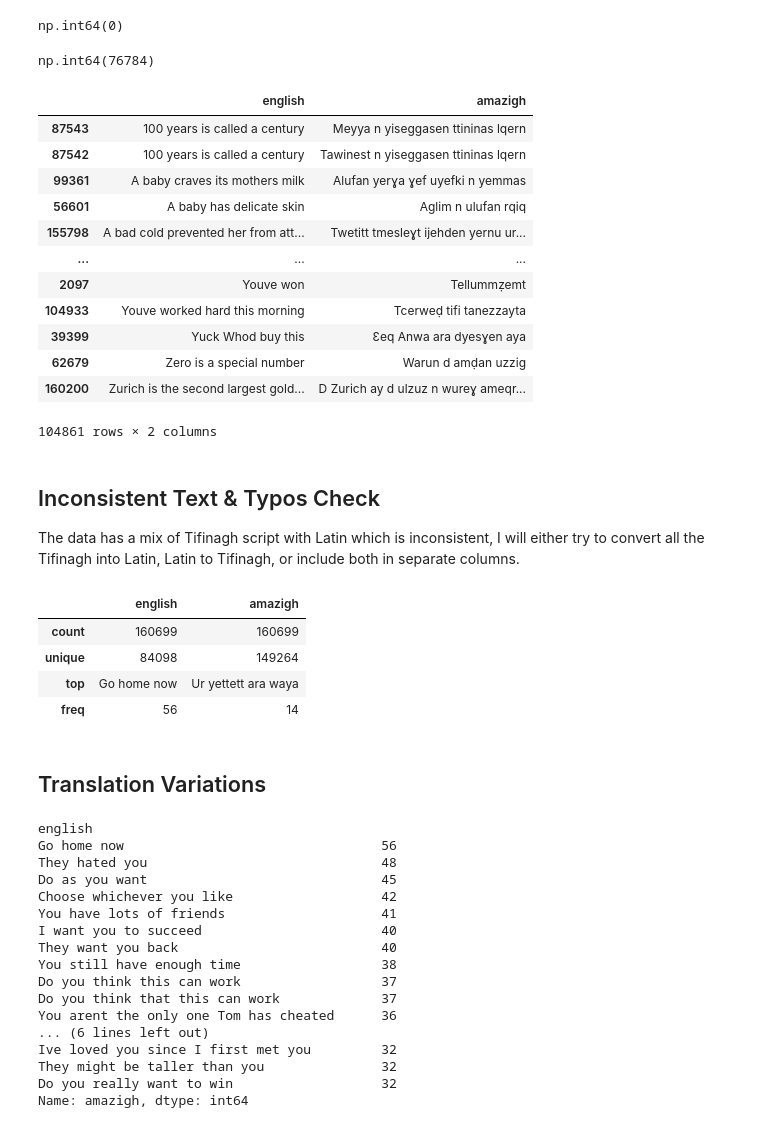
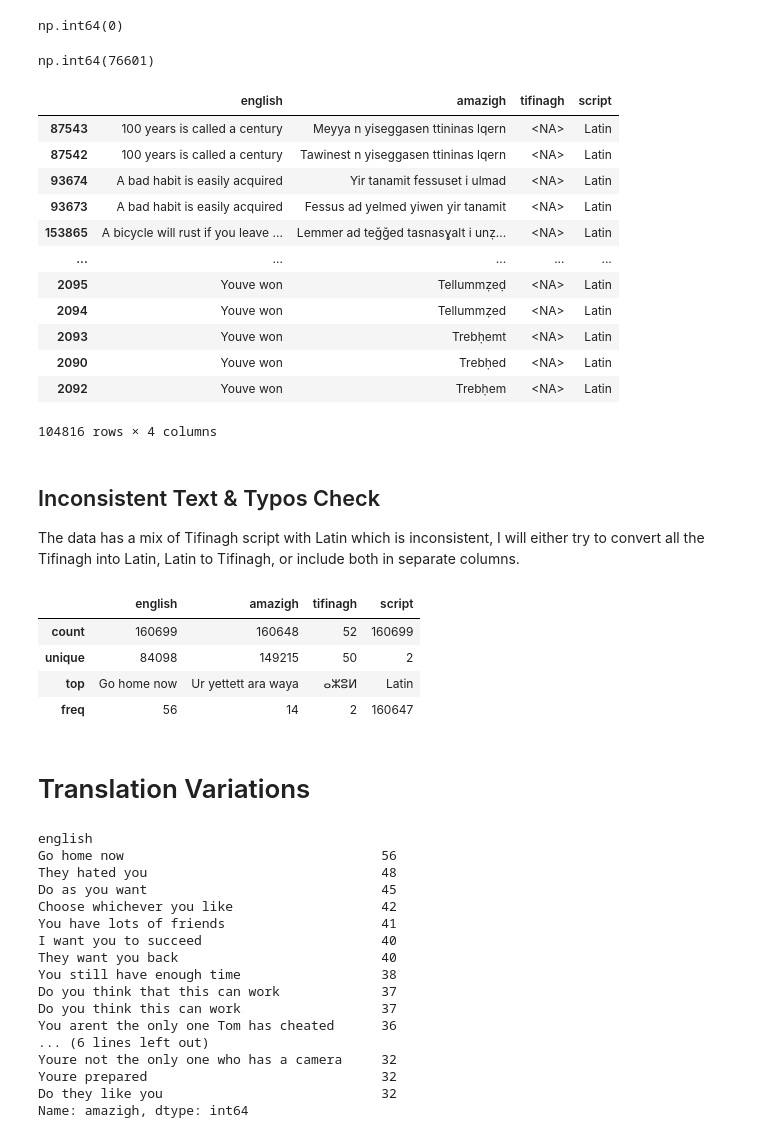
Before and after one commit to rumihoney/amazigh-english-corpus-analysis, a Jupyter notebook: cleaning_data.ipynb, the cells around one changed output. Cells and saved outputs as stored; diff of their text form; code cells hidden in the pictures.

```diff
--- a/cleaning_data.ipynb
+++ b/cleaning_data.ipynb
@@ -47,0 +78,4 @@ df_clean.head()
+# %%
+# detect tifinagh characters: unicode U+2D30–U+2D7F
+tifinagh_mask = df_clean['amazigh'].str.contains(r'[\u2D30-\u2D7F]',regex=True,na=False)
+tifinagh_mask[:10]
@@ -47,0 +94,12 @@ df_clean.head()
+# %%
+# copy tifinagh entries
+df_clean.loc[tifinagh_mask, 'tifinagh'] = df_clean.loc[tifinagh_mask, 'amazigh']
+
+# remove tifinagh entries from amazigh
+df_clean.loc[tifinagh_mask, 'amazigh'] = pd.NA
+
+# classify writing system
+df_clean['script'] = 'Latin'
+df_clean.loc[tifinagh_mask, 'script'] = 'tifinagh'
+
+df_clean[:15]
@@ -49,7 +201,9 @@ df_clean.head()
 # remove punctuation
 df_clean['english'] = df_clean['english'].str.replace(r'[^\w\s]', '', regex=True)
 df_clean['amazigh'] = df_clean['amazigh'].str.replace(r'[^\w\s]', '', regex=True)
+df_clean['tifinagh'] = df_clean['tifinagh'].str.replace(r'[^\w\s]', '', regex=True)
 
 # remove extra spaces
 df_clean['english'] = df_clean['english'].str.strip()
 df_clean['amazigh'] = df_clean['amazigh'].str.strip()
+df_clean['tifinagh'] = df_clean['tifinagh'].str.strip()
@@ -89,6 +255,8 @@ amazigh    object
 dtype: object
 # %%
 # converting datatypes 'object' to 'string'
-df_clean['english'] = df_clean['english'].astype('string')
-df_clean['amazigh'] = df_clean['amazigh'].astype('string')
-df_clean['tifinagh'] = df_clean['tifinagh'].astype('string')
+# df_clean['english'] = df_clean['english'].astype('string')
+# df_clean['amazigh'] = df_clean['amazigh'].astype('string')
+# df_clean['tifinagh'] = df_clean['tifinagh'].astype('string')
+
+# df_clean['script'] = df_clean['script'].astype('string')
@@ -128,24 +294,24 @@ np.int64(0)
 # %%
 df_clean['english'].duplicated().sum()
 # %% [output]
-np.int64(76784)
+np.int64(76601)
 # %%
-df_clean[df['english'].duplicated(keep=False)].sort_values('english')
+df_clean[df_clean['english'].duplicated(keep=False)].sort_values('english')
 # duplicates appear because of gender markers e.g., nne-k and nne-m suffixes in amazigh
 # %% [output]
-|  | english | amazigh |
-| 87543 | 100 years is called a century | Meyya n yiseggasen ttininas lqern |
-| 87542 | 100 years is called a century | Tawinest n yiseggasen ttininas lqern |
-| 99361 | A baby craves its mothers milk | Alufan yerɣa ɣef uyefki n yemmas |
-| 56601 | A baby has delicate skin | Aglim n ulufan rqiq |
-| 155798 | A bad cold prevented her from att... | Twetitt tmesleɣt ijehden yernu ur... |
-| ... | ... | ... |
-| 2097 | Youve won | Tellummẓemt |
-| 104933 | Youve worked hard this morning | Tcerweḍ tifi tanezzayta |
-| 39399 | Yuck Whod buy this | Ɛeq Anwa ara dyesɣen aya |
-| 62679 | Zero is a special number | Warun d amḍan uzzig |
-| 160200 | Zurich is the second largest gold... | D Zurich ay d ulzuz n wureɣ ameqr... |
+|  | english | amazigh | tifinagh | script |
+| 87543 | 100 years is called a century | Meyya n yiseggasen ttininas lqern | <NA> | Latin |
+| 87542 | 100 years is called a century | Tawinest n yiseggasen ttininas lqern | <NA> | Latin |
+| 93674 | A bad habit is easily acquired | Yir tanamit fessuset i ulmad | <NA> | Latin |
+| 93673 | A bad habit is easily acquired | Fessus ad yelmed yiwen yir tanamit | <NA> | Latin |
+| 153865 | A bicycle will rust if you leave ... | Lemmer ad teǧǧed tasnasɣalt i unẓ... | <NA> | Latin |
+| ... | ... | ... | ... | ... |
+| 2095 | Youve won | Tellummẓeḍ | <NA> | Latin |
+| 2094 | Youve won | Tellummẓed | <NA> | Latin |
+| 2093 | Youve won | Trebḥemt | <NA> | Latin |
+| 2090 | Youve won | Trebḥed | <NA> | Latin |
+| 2092 | Youve won | Trebḥem | <NA> | Latin |
-104861 rows × 2 columns
+104816 rows × 4 columns
 # %% [markdown]
 ## Inconsistent Text & Typos Check
 
@@ -153,15 +319,15 @@ The data has a mix of Tifinagh script with Latin which is inconsistent, I will e
 # %%
 df_clean.describe()
 # %% [output]
-|  | english | amazigh |
-| count | 160699 | 160699 |
-| unique | 84098 | 149264 |
-| top | Go home now | Ur yettett ara waya |
-| freq | 56 | 14 |
+|  | english | amazigh | tifinagh | script |
+| count | 160699 | 160648 | 52 | 160699 |
+| unique | 84098 | 149215 | 50 | 2 |
+| top | Go home now | Ur yettett ara waya | ⴰⵣⵓⵍ | Latin |
+| freq | 56 | 14 | 2 | 160647 |
 # %% [markdown]
-## Translation Variations
+# Translation Variations
 # %%
-(df_clean.groupby("english")["amazigh"]
+(df_clean.groupby('english')["amazigh"]
  .nunique()
  .sort_values(ascending=False)
  .head(20))
@@ -175,12 +341,12 @@ You have lots of friends                    41
 I want you to succeed                       40
 They want you back                          40
 You still have enough time                  38
+Do you think that this can work             37
 Do you think this can work                  37
-Do you think that this can work             37
 You arent the only one Tom has cheated      36
 ... (6 lines left out)
-Ive loved you since I first met you         32
-They might be taller than you               32
-Do you really want to win                   32
+Youre not the only one who has a camera     32
+Youre prepared                              32
+Do they like you                            32
 Name: amazigh, dtype: int64
 # %% [markdown]
```
Also changed, not shown: parts of 43 cells of this notebook, 3 other files.
